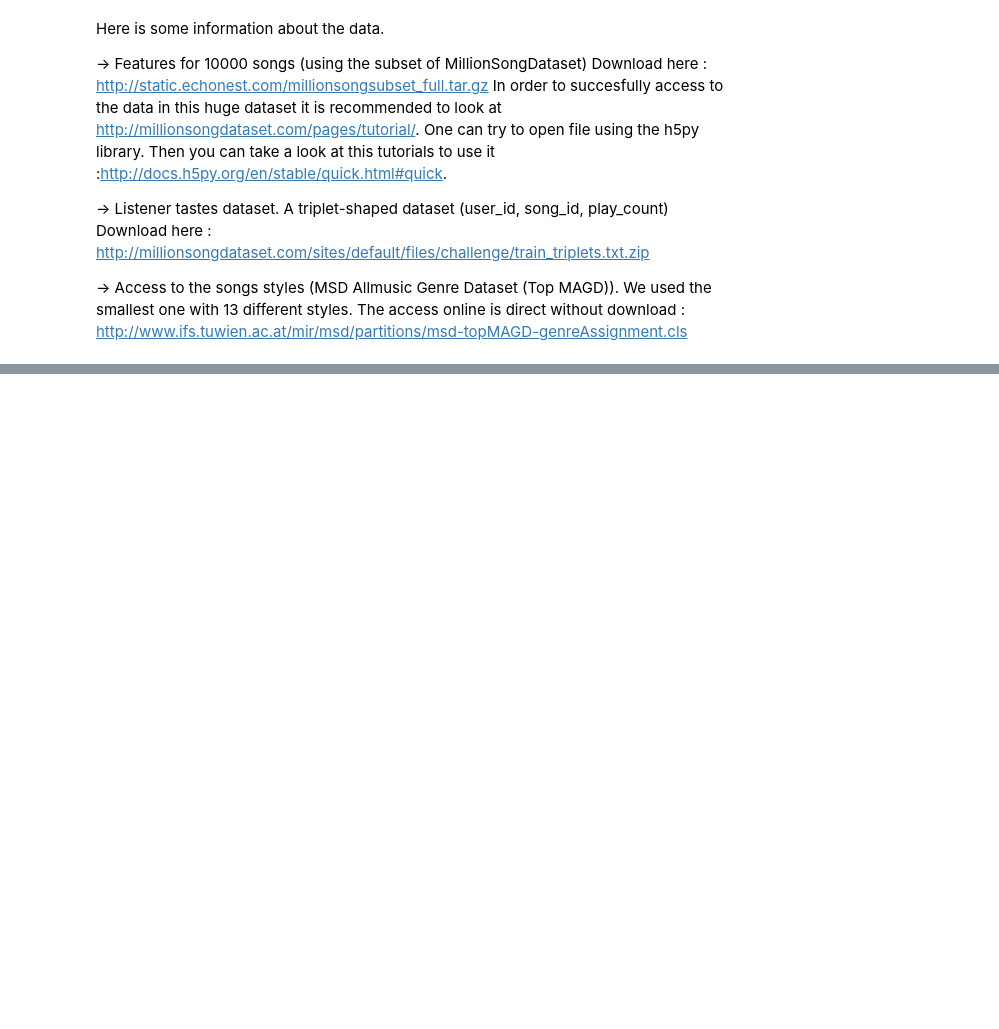
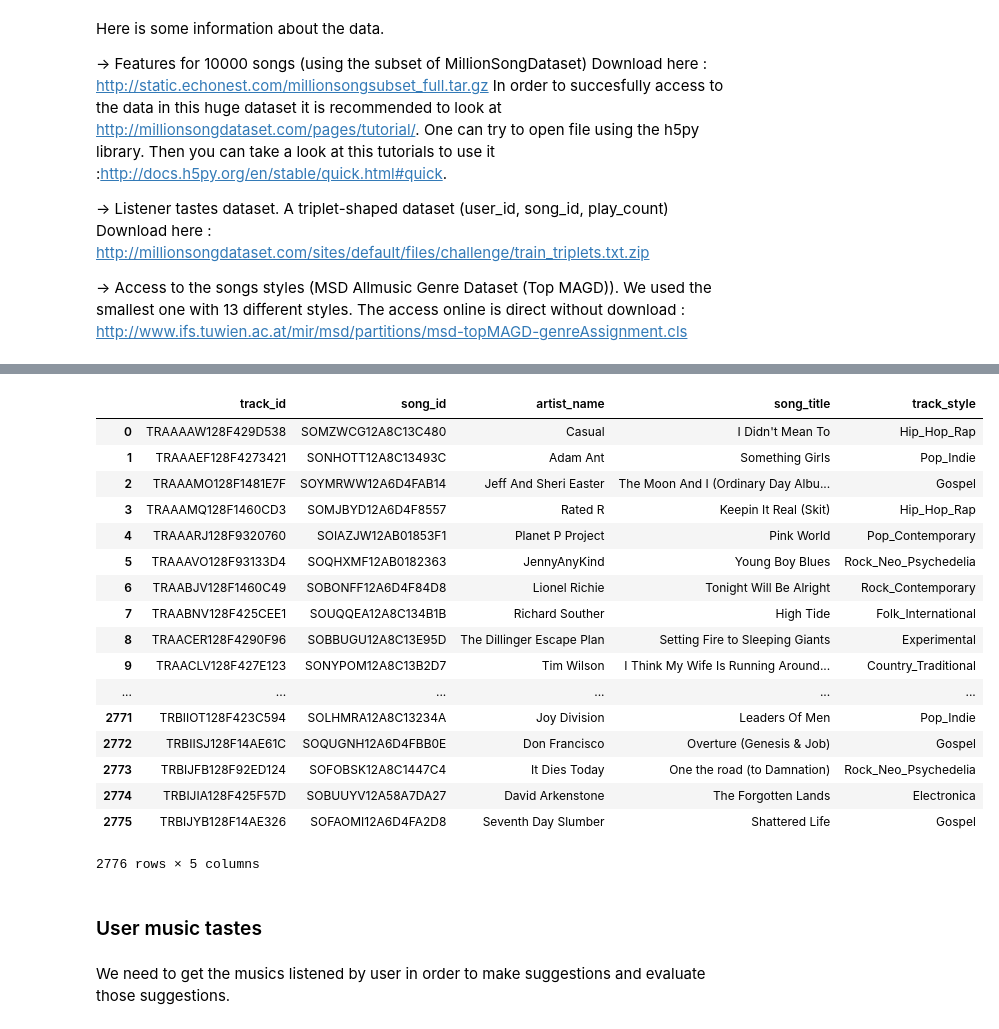
Before and after one commit to poupeaua/music-recommendation, a Jupyter notebook: src/music_recommendation.ipynb, the cells around one changed output, grey strips where cells are left out. Drawn from its saved outputs; the diff is of its cells as text; code cells hidden in the pictures; blank space fills up the shorter version.

Commit message:
Advanced on user tastes

```diff
--- a/src/music_recommendation.ipynb
+++ b/src/music_recommendation.ipynb
@@ -30,3 +33,8 @@ Download here : http://millionsongdataset.com/sites/default/files/challenge/trai
 
 -> Access to the songs styles (MSD Allmusic Genre Dataset (Top MAGD)). We used the smallest one with 13 different styles.
 The access online is direct without download : http://www.ifs.tuwien.ac.at/mir/msd/partitions/msd-topMAGD-genreAssignment.cls
+# %%
+# get the id of all the songs
+path_to_tracks_id = os.path.join(project_abspath, "data/MillionSongSubset/AdditionalFiles/subset_unique_tracks.txt")
+df_tracks_info = pd.read_csv(path_to_tracks_id, sep="<SEP>", header=None, names=["track_id", "song_id", "artist_name", "song_title"])
+df_tracks_info.head()
@@ -35,0 +67,14 @@ SONGS_STYLES = pd.read_csv(link_songs_styles, sep="\t")
+# %%
+# 25 different styles
+styles_unique = ['Hip_Hop_Rap', 'Pop_Indie', 'Gospel', 'Pop_Contemporary',
+       'Rock_Neo_Psychedelia', 'Rock_Contemporary', 'Folk_International',
+       'Experimental', 'Country_Traditional', 'Blues_Contemporary',
+       'Dance', 'Electronica', 'Punk', 'Rock_College', 'Rock_Hard',
+       'Metal_Death', 'Metal_Alternative', 'Metal_Heavy', 'Jazz_Classic',
+       'RnB_Soul', 'Grunge_Emo', 'Pop_Latin', 'Rock_Alternative',
+       'Reggae', 'Big_Band']
+link_songs_style = "http://www.ifs.tuwien.ac.at/mir/msd/partitions/msd-MASD-styleAssignment.cls"
+df_songs_style = pd.read_csv(link_songs_style, sep="\t", header=None, names=["track_id", "track_style"])
+# %%
+# merge the dataset of info and style
+df_tracks_info_style = pd.merge(df_tracks_info, df_songs_style, on="track_id", how="inner")
@@ -36 +104,26 @@ SONGS_STYLES = pd.read_csv(link_songs_styles, sep="\t")
+# %%
+df_tracks_info_style
+# %% [output]
+|  | track_id | song_id | artist_name | song_title | track_style |
+| 0 | TRAAAAW128F429D538 | SOMZWCG12A8C13C480 | Casual | I Didn't Mean To | Hip_Hop_Rap |
+| 1 | TRAAAEF128F4273421 | SONHOTT12A8C13493C | Adam Ant | Something Girls | Pop_Indie |
+| 2 | TRAAAMO128F1481E7F | SOYMRWW12A6D4FAB14 | Jeff And Sheri Easter | The Moon And I (Ordinary Day Albu... | Gospel |
+| 3 | TRAAAMQ128F1460CD3 | SOMJBYD12A6D4F8557 | Rated R | Keepin It Real (Skit) | Hip_Hop_Rap |
+| 4 | TRAAARJ128F9320760 | SOIAZJW12AB01853F1 | Planet P Project | Pink World | Pop_Contemporary |
+| 5 | TRAAAVO128F93133D4 | SOQHXMF12AB0182363 | JennyAnyKind | Young Boy Blues | Rock_Neo_Psychedelia |
+| 6 | TRAABJV128F1460C49 | SOBONFF12A6D4F84D8 | Lionel Richie | Tonight Will Be Alright | Rock_Contemporary |
+| 7 | TRAABNV128F425CEE1 | SOUQQEA12A8C134B1B | Richard Souther | High Tide | Folk_International |
+| 8 | TRAACER128F4290F96 | SOBBUGU12A8C13E95D | The Dillinger Escape Plan | Setting Fire to Sleeping Giants | Experimental |
+| 9 | TRAACLV128F427E123 | SONYPOM12A8C13B2D7 | Tim Wilson | I Think My Wife Is Running Around... | Country_Traditional |
+| ... | ... | ... | ... | ... | ... |
+| 2771 | TRBIIOT128F423C594 | SOLHMRA12A8C13234A | Joy Division | Leaders Of Men | Pop_Indie |
+| 2772 | TRBIISJ128F14AE61C | SOQUGNH12A6D4FBB0E | Don Francisco | Overture (Genesis & Job) | Gospel |
+| 2773 | TRBIJFB128F92ED124 | SOFOBSK12A8C1447C4 | It Dies Today | One the road (to Damnation) | Rock_Neo_Psychedelia |
+| 2774 | TRBIJIA128F425F57D | SOBUUYV12A58A7DA27 | David Arkenstone | The Forgotten Lands | Electronica |
+| 2775 | TRBIJYB128F14AE326 | SOFAOMI12A6D4FA2D8 | Seventh Day Slumber | Shattered Life | Gospel |
+2776 rows × 5 columns
+# %% [markdown]
+### User music tastes
+# %% [markdown]
+We need to get the musics listened by user in order to make suggestions and evaluate those suggestions.
 # %%
```
Also changed, not shown: parts of 21 cells of this notebook, 16 other files.
